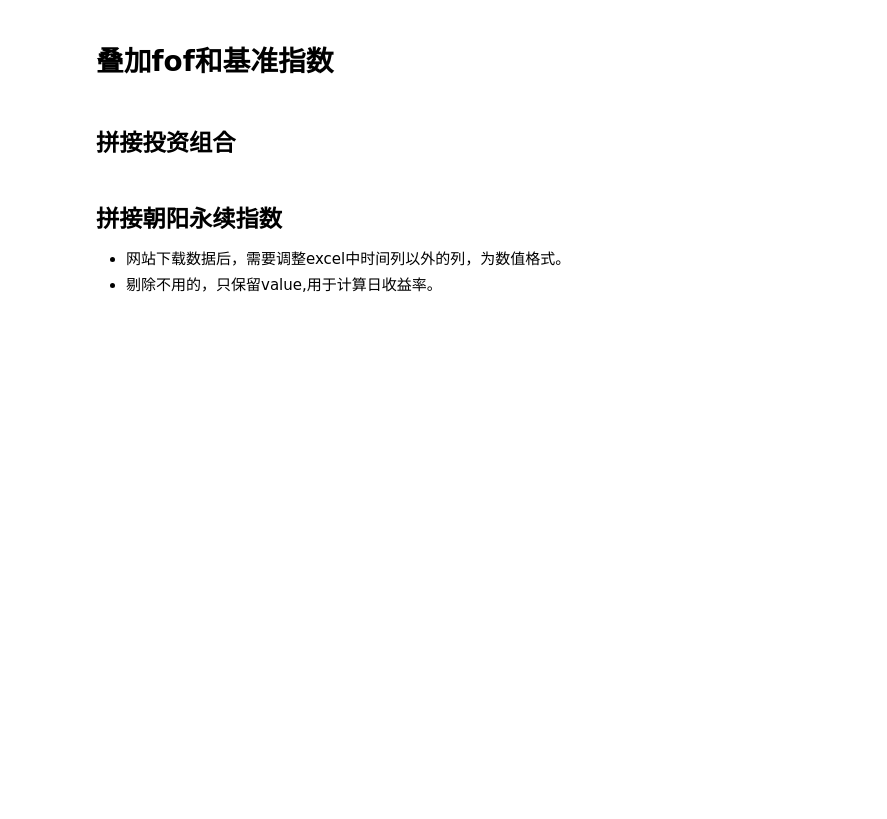
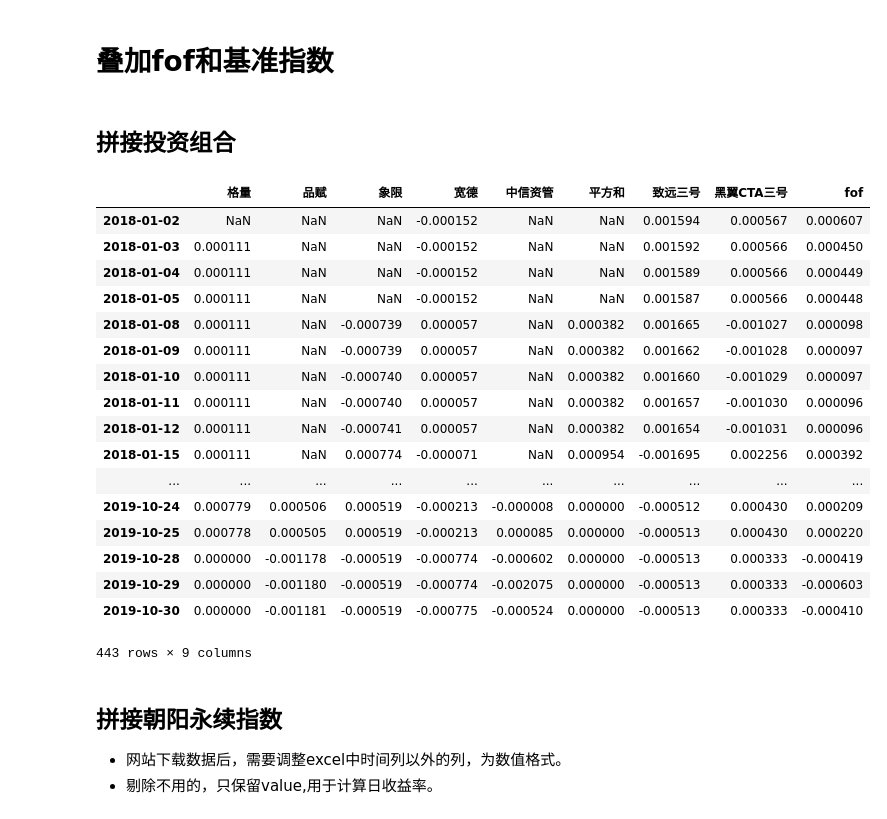
Before and after one commit to luohanfeng/foftools, a Jupyter notebook: fof_score/fof_combine.ipynb, the cells around one changed output. Saved outputs shown, nothing was run; the diff lists cells and outputs as text; code cells hidden in the pictures; blank space fills up the shorter version.

```diff
--- a/fof_score/fof_combine.ipynb
+++ b/fof_score/fof_combine.ipynb
@@ -65,0 +29,3 @@ total
+# %%
+# 设置工作区目录
+workspace = os.path.abspath('../共赢fof1号')
@@ -114,3 +79,33 @@ new_returns['fof'] = new_returns.apply(weight_se, axis=1, args=(weight,))
+# %%
+# 设置时段
+new_returns = returns['2018-01-01':'2019-10-30'].copy()
+# 设置权重
+weight = [0.15, 0.15, 0.10, 0.125, 0.125, 0.15, 0.1, 0.1]
+weight = pd.Series(weight, index=new_returns.columns)
+
+new_returns['fof'] = new_returns.apply(weight_by_params, axis=1, args=(weight,))
+# 保存
+new_returns.to_csv(os.path.join(workspace,'子基金加权合成日收益.csv'), encoding='gbk')
+new_returns
+# %% [output]
+|  | 格量 | 品赋 | 象限 | 宽德 | 中信资管 | 平方和 | 致远三号 | 黑翼CTA三号 | fof |
+| 2018-01-02 | NaN | NaN | NaN | -0.000152 | NaN | NaN | 0.001594 | 0.000567 | 0.000607 |
+| 2018-01-03 | 0.000111 | NaN | NaN | -0.000152 | NaN | NaN | 0.001592 | 0.000566 | 0.000450 |
+| 2018-01-04 | 0.000111 | NaN | NaN | -0.000152 | NaN | NaN | 0.001589 | 0.000566 | 0.000449 |
+| 2018-01-05 | 0.000111 | NaN | NaN | -0.000152 | NaN | NaN | 0.001587 | 0.000566 | 0.000448 |
+| 2018-01-08 | 0.000111 | NaN | -0.000739 | 0.000057 | NaN | 0.000382 | 0.001665 | -0.001027 | 0.000098 |
+| 2018-01-09 | 0.000111 | NaN | -0.000739 | 0.000057 | NaN | 0.000382 | 0.001662 | -0.001028 | 0.000097 |
+| 2018-01-10 | 0.000111 | NaN | -0.000740 | 0.000057 | NaN | 0.000382 | 0.001660 | -0.001029 | 0.000097 |
+| 2018-01-11 | 0.000111 | NaN | -0.000740 | 0.000057 | NaN | 0.000382 | 0.001657 | -0.001030 | 0.000096 |
+| 2018-01-12 | 0.000111 | NaN | -0.000741 | 0.000057 | NaN | 0.000382 | 0.001654 | -0.001031 | 0.000096 |
+| 2018-01-15 | 0.000111 | NaN | 0.000774 | -0.000071 | NaN | 0.000954 | -0.001695 | 0.002256 | 0.000392 |
+| ... | ... | ... | ... | ... | ... | ... | ... | ... | ... |
+| 2019-10-24 | 0.000779 | 0.000506 | 0.000519 | -0.000213 | -0.000008 | 0.000000 | -0.000512 | 0.000430 | 0.000209 |
+| 2019-10-25 | 0.000778 | 0.000505 | 0.000519 | -0.000213 | 0.000085 | 0.000000 | -0.000513 | 0.000430 | 0.000220 |
+| 2019-10-28 | 0.000000 | -0.001178 | -0.000519 | -0.000774 | -0.000602 | 0.000000 | -0.000513 | 0.000333 | -0.000419 |
+| 2019-10-29 | 0.000000 | -0.001180 | -0.000519 | -0.000774 | -0.002075 | 0.000000 | -0.000513 | 0.000333 | -0.000603 |
+| 2019-10-30 | 0.000000 | -0.001181 | -0.000519 | -0.000775 | -0.000524 | 0.000000 | -0.000513 | 0.000333 | -0.000410 |
+443 rows × 9 columns
 # %% [markdown]
 ## 拼接朝阳永续指数
 
```
Also changed, not shown: parts of 13 cells of this notebook, 17 other files.
